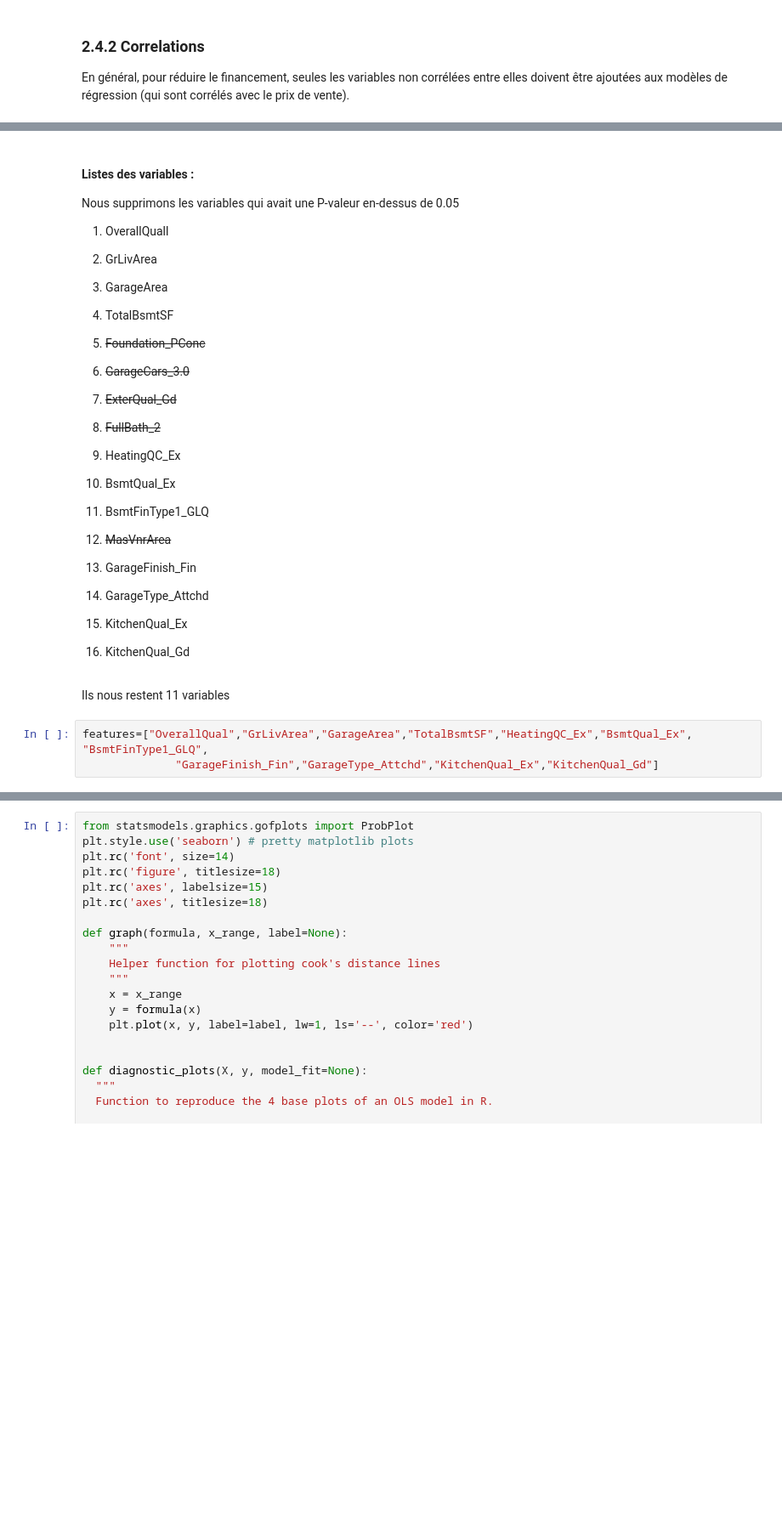
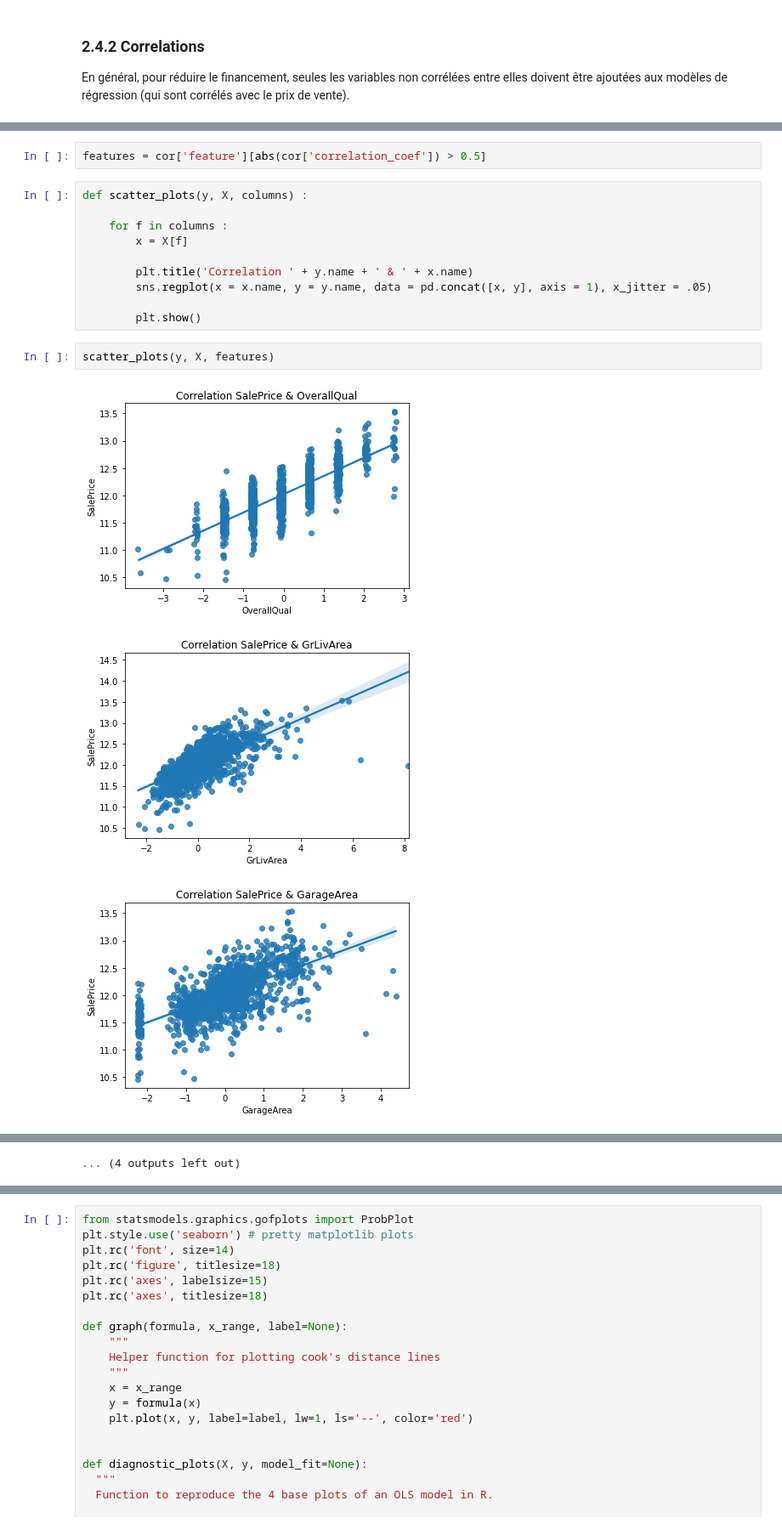
Before and after one commit to freya-git/LAVA, a Jupyter notebook: CRISP-DM_Template.ipynb, the cells around one changed output, grey strips where cells are left out. Shown at 85% size. Cells and saved outputs as stored; diff of their text form; blank space fills up the shorter version.

```diff
--- a/CRISP-DM_Template.ipynb
+++ b/CRISP-DM_Template.ipynb
@@ -796,40 +599,18 @@ On observe que la superficie des fondation à une relation linéaire avec le pri
-# %% [markdown]
-#### Listes des variables :
-Nous supprimons les variables qui avait une P-valeur en-dessus de 0.05
-
-1. OverallQuall
-
-2. GrLivArea
-
-3. GarageArea
-
-4. TotalBsmtSF
-
-5. ~~Foundation_PConc~~
-
-6. ~~GarageCars_3.0~~
-
-7. ~~ExterQual_Gd~~
-
-8. ~~FullBath_2~~
-
-9. HeatingQC_Ex
-
-10. BsmtQual_Ex
-
-11. BsmtFinType1_GLQ
-
-12. ~~MasVnrArea~~
-
-13. GarageFinish_Fin
-
-14. GarageType_Attchd
-
-15. KitchenQual_Ex
-
-16. KitchenQual_Gd
-# %% [markdown]
-Ils nous restent 11 variables
-# %%
-features=["OverallQual","GrLivArea","GarageArea","TotalBsmtSF","HeatingQC_Ex","BsmtQual_Ex", "BsmtFinType1_GLQ",
-              "GarageFinish_Fin","GarageType_Attchd","KitchenQual_Ex","KitchenQual_Gd"]
+# %%
+features = cor['feature'][abs(cor['correlation_coef']) > 0.5]
+# %%
+def scatter_plots(y, X, columns) :
+
+    for f in columns :
+        x = X[f]
+
+        plt.title('Correlation ' + y.name + ' & ' + x.name)
+        sns.regplot(x = x.name, y = y.name, data = pd.concat([x, y], axis = 1), x_jitter = .05)
+
+        plt.show()
+# %%
+scatter_plots(y, X, features)
+# %% [output]
+[figure, added]
+[figure, added]
+[figure, added]
@@ -835,0 +626 @@ features=["OverallQual","GrLivArea","GarageArea","TotalBsmtSF","HeatingQC_Ex","B
+... (4 outputs left out)
```
Also changed, not shown: parts of 186 cells of this notebook, 1 other file.
